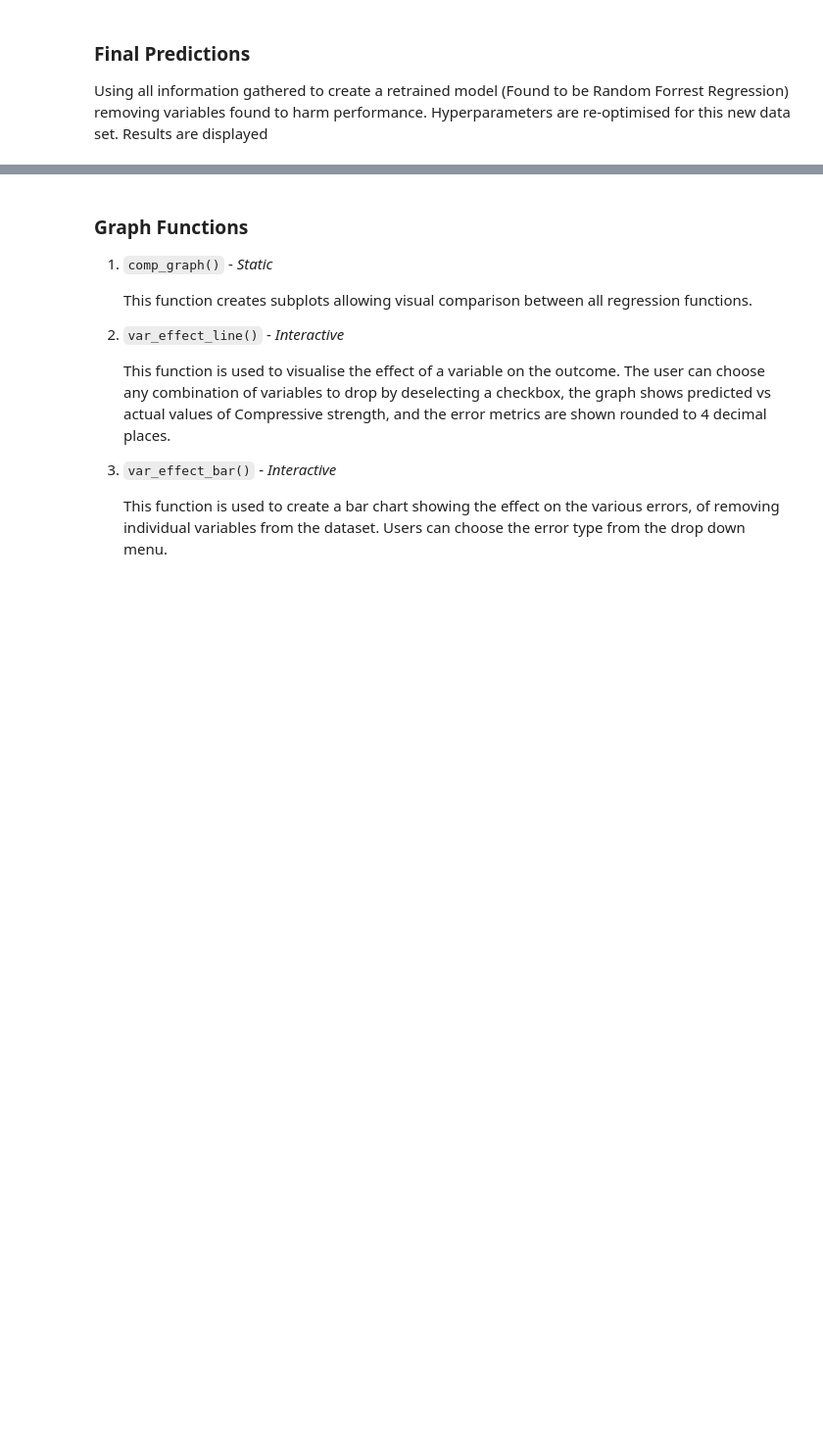
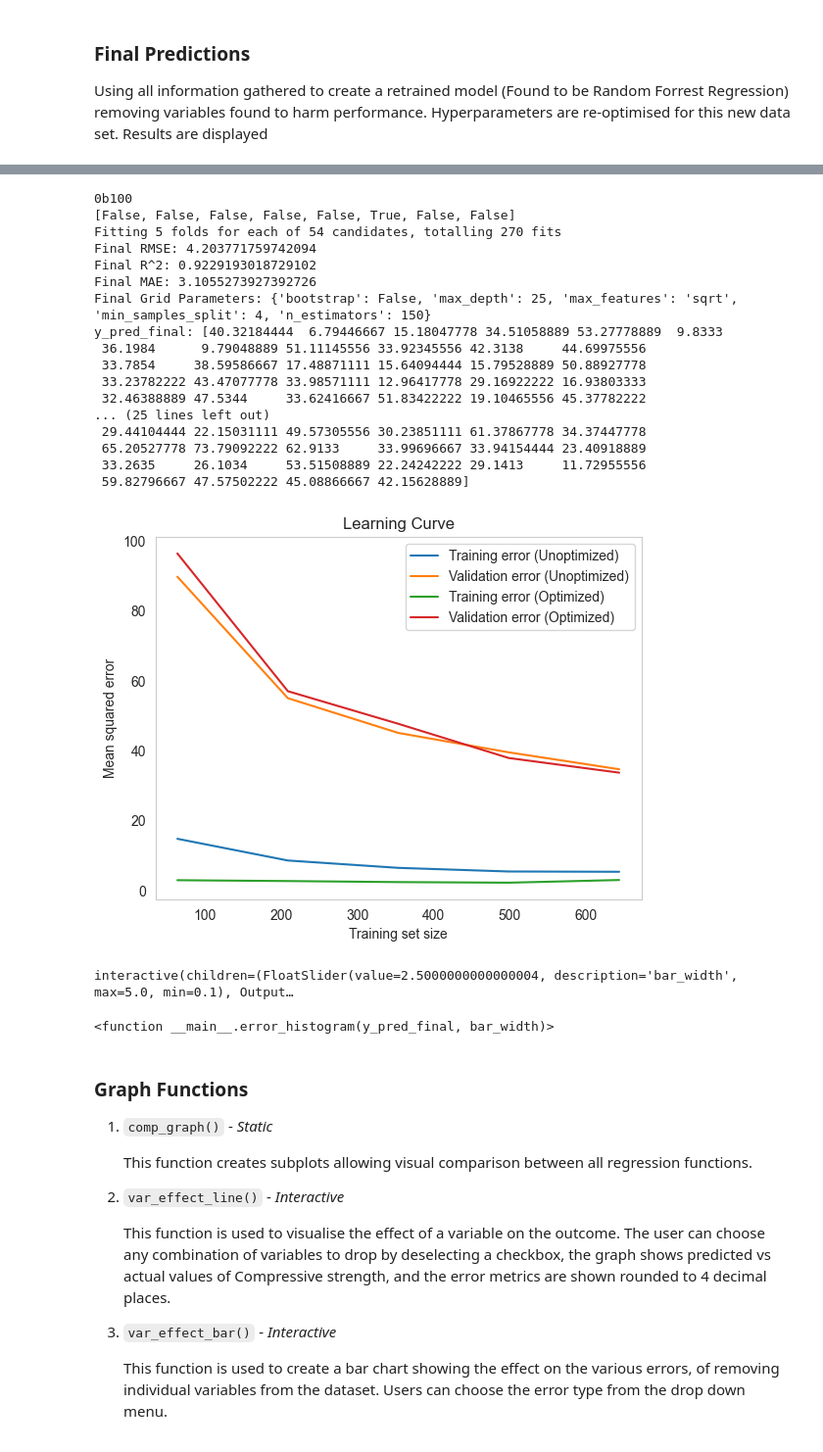
Before and after one commit to 124890/Comp-Challenge---2023-4, a Jupyter notebook: Code.1.ipynb, the cells around one changed output, grey strips where cells are left out. Shown: that part at 98% size. Saved outputs shown, nothing was run; the diff lists cells and outputs as text; code cells hidden in the pictures; blank space fills up the shorter version.

```diff
--- a/Code.1.ipynb
+++ b/Code.1.ipynb
@@ -807,3 +833,71 @@ def finalModel_histogram():
+# %%
+from ipywidgets import interact,fixed
+
+def error_histogram(y_pred_final, bar_width):
+    """
+    Plots a histogram of the errors in the final model's predictions.
+
+    Parameters:
+    bar_width: The width of the bars in the histogram.
+
+    Returns: None
+    """
+
+    # Calculate the errors
+    errors = gy_test - y_pred_final
+
+    # Fit a normal distribution to the data
+    mu, std = norm.fit(errors)
+
+    # Create a histogram
+    plt.hist(errors, bins=int((max(errors)-min(errors))/bar_width), density=True)
+
+    # Plot the PDF
+    xmin, xmax = plt.xlim()
+    x = np.linspace(xmin, xmax, 100)
+    p = norm.pdf(x, mu, std)
+    plt.plot(x, p, 'k', linewidth=2)
+
+    # Set labels and title
+    plt.xlabel('Error')
+    plt.ylabel('Frequency')
+    plt.title('Histogram of Errors')
+
+    #remove grid lines and add minor tick marks
+    plt.grid(False)
+    plt.minorticks_on()
+
+    # Show the histogram
+    plt.show()
+
+
+l, m = var_drop_final()
+final_grid_params, y_pred_final = scale_impute_final(l, m)
+plot_learning_curve(l, final_grid_params)
+
+# Create a slider for bar width
+interact(error_histogram,y_pred_final=fixed(y_pred_final), bar_width=(0.1, 5.0, 0.1))
+# %% [output]
+0b100
+[False, False, False, False, False, True, False, False]
+Fitting 5 folds for each of 54 candidates, totalling 270 fits
+Final RMSE: 4.203771759742094
+Final R^2: 0.9229193018729102
+Final MAE: 3.1055273927392726
+Final Grid Parameters: {'bootstrap': False, 'max_depth': 25, 'max_features': 'sqrt', 'min_samples_split': 4, 'n_estimators': 150}
+y_pred_final: [40.32184444  6.79446667 15.18047778 34.51058889 53.27778889  9.8333
+ 36.1984      9.79048889 51.11145556 33.92345556 42.3138     44.69975556
+ 33.7854     38.59586667 17.48871111 15.64094444 15.79528889 50.88927778
+ 33.23782222 43.47077778 33.98571111 12.96417778 29.16922222 16.93803333
+ 32.46388889 47.5344     33.62416667 51.83422222 19.10465556 45.37782222
+... (25 lines left out)
+ 29.44104444 22.15031111 49.57305556 30.23851111 61.37867778 34.37447778
+ 65.20527778 73.79092222 62.9133     33.99696667 33.94154444 23.40918889
+ 33.2635     26.1034     53.51508889 22.24242222 29.1413     11.72955556
+ 59.82796667 47.57502222 45.08866667 42.15628889]
+[figure, added]
+interactive(children=(FloatSlider(value=2.5000000000000004, description='bar_width', max=5.0, min=0.1), Output…
+<function __main__.error_histogram(y_pred_final, bar_width)>
 # %%
 def final_error_analysis():
     """
```
Also changed, not shown: parts of 12 cells of this notebook, 4 other files.
